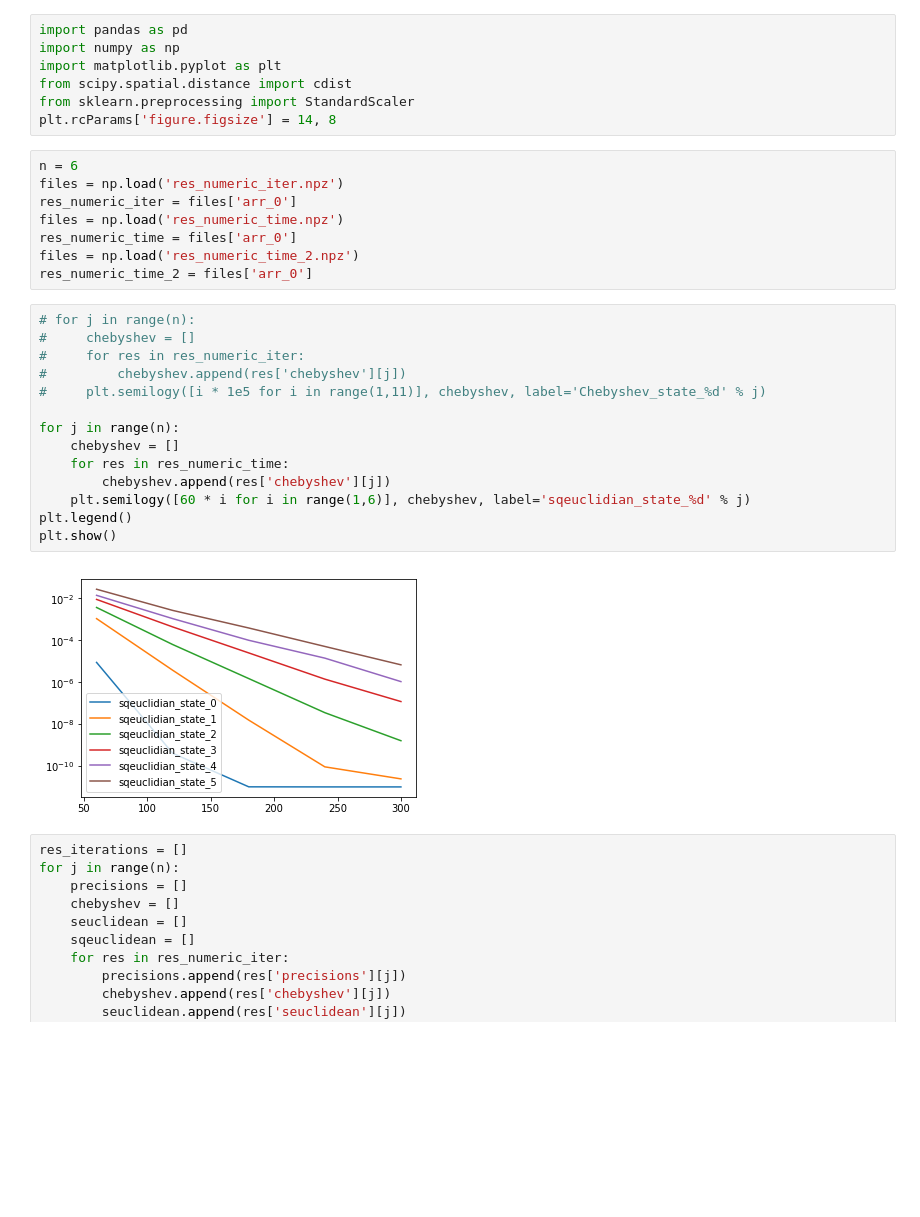
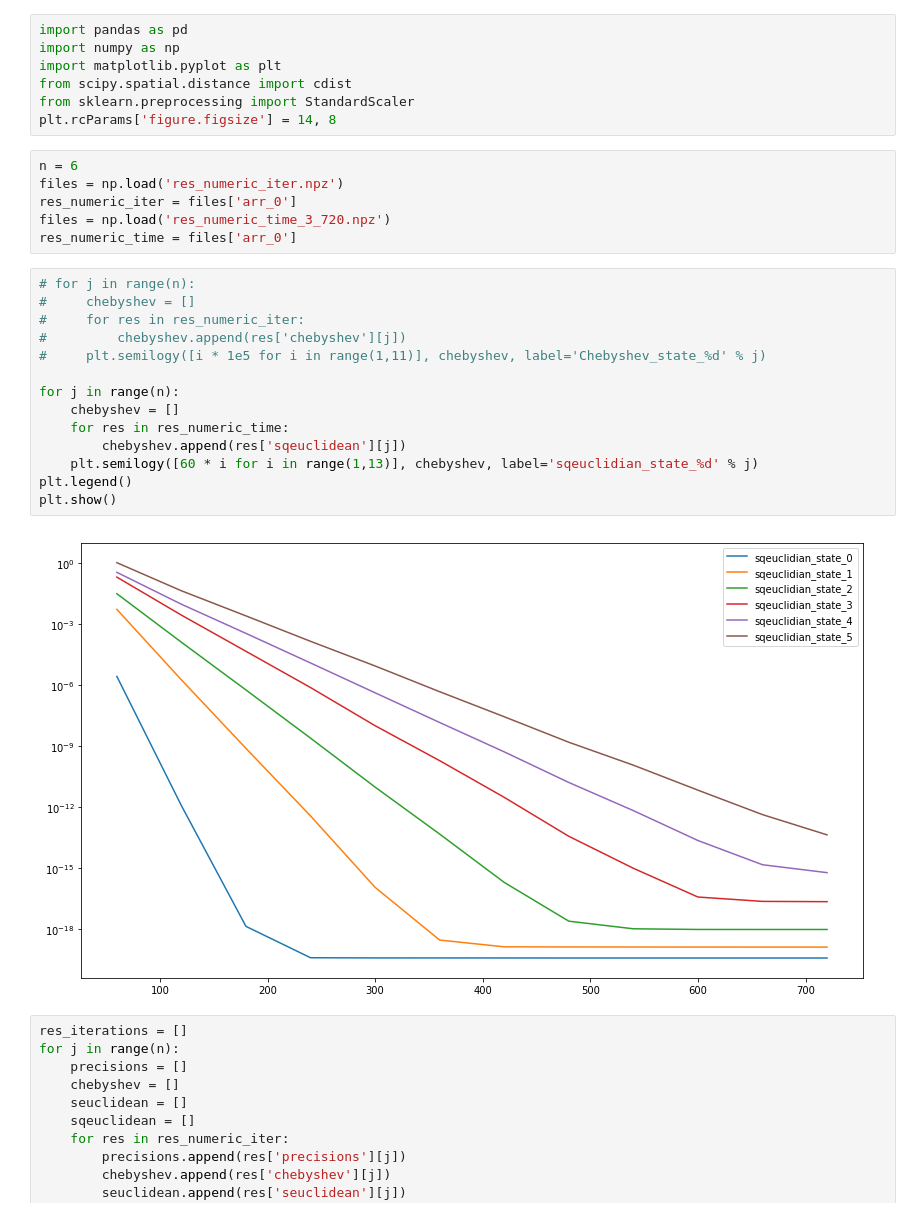
Before and after one commit to thiagolcmelo/benchmark, a Jupyter notebook: raw_data_euzi.ipynb, the cells around one changed output. Drawn from its saved outputs; the diff is of its cells as text; blank space fills up the shorter version.

```diff
--- a/raw_data_euzi.ipynb
+++ b/raw_data_euzi.ipynb
@@ -9,26 +9,24 @@ plt.rcParams['figure.figsize'] = 14, 8
 n = 6
 files = np.load('res_numeric_iter.npz')
 res_numeric_iter = files['arr_0']
-files = np.load('res_numeric_time.npz')
+files = np.load('res_numeric_time_3_720.npz')
 res_numeric_time = files['arr_0']
-files = np.load('res_numeric_time_2.npz')
-res_numeric_time_2 = files['arr_0']
 # %%
 # for j in range(n):
 #     chebyshev = []
 #     for res in res_numeric_iter:
 #         chebyshev.append(res['chebyshev'][j])
 #     plt.semilogy([i * 1e5 for i in range(1,11)], chebyshev, label='Chebyshev_state_%d' % j)
 
 for j in range(n):
     chebyshev = []
     for res in res_numeric_time:
-        chebyshev.append(res['chebyshev'][j])
-    plt.semilogy([60 * i for i in range(1,6)], chebyshev, label='sqeuclidian_state_%d' % j)
+        chebyshev.append(res['sqeuclidean'][j])
+    plt.semilogy([60 * i for i in range(1,13)], chebyshev, label='sqeuclidian_state_%d' % j)
 plt.legend()
 plt.show()
 # %% [output]
-[figure, old version]
+[figure, new version]
 # %%
 res_iterations = []
 for j in range(n):
```
Also changed, not shown: 22 other files.
